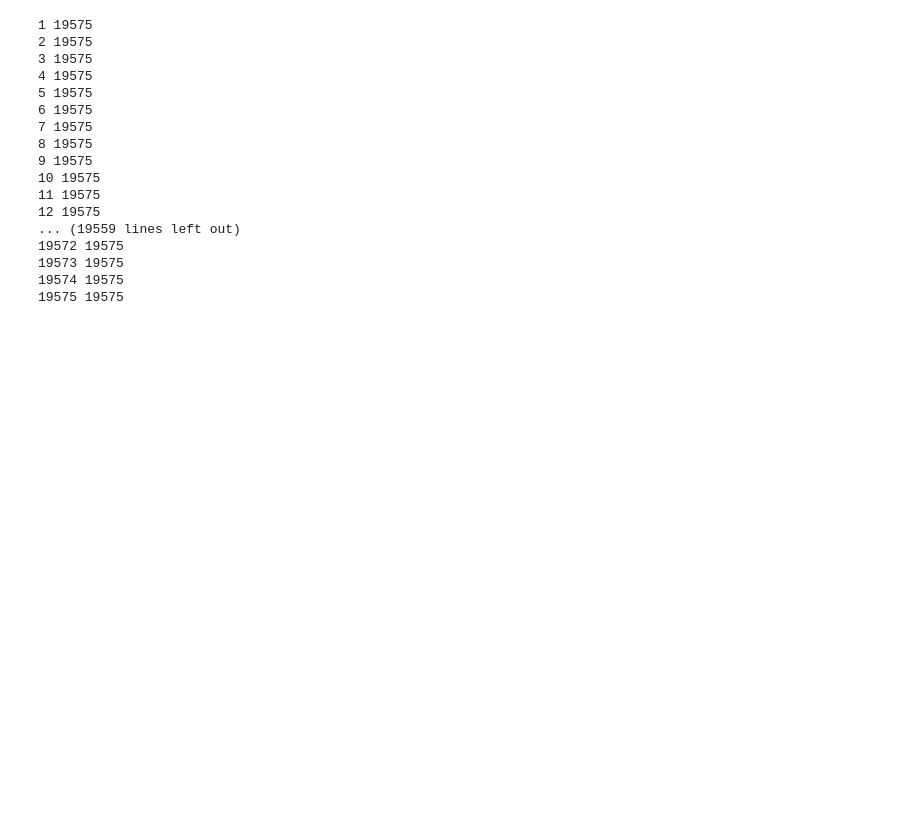
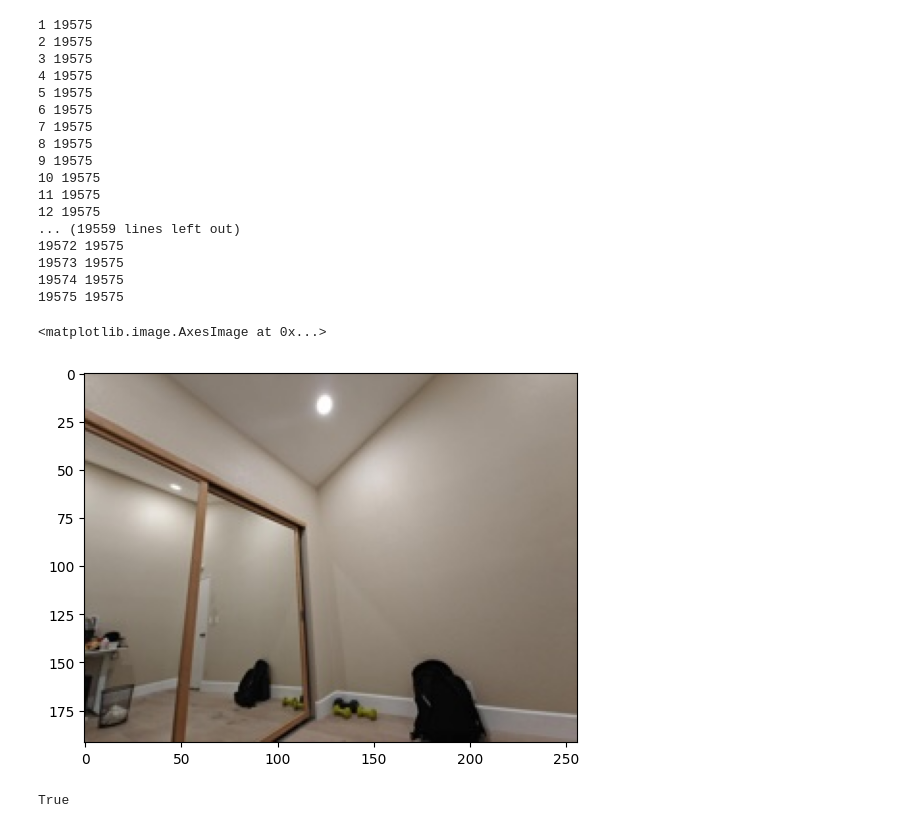
Before and after one commit to YHHHCF/semantic-segmentation-pytorch, a Jupyter notebook: notebooks/DemoSegmenter.ipynb, the cells around one changed output. Saved outputs shown, nothing was run; the diff lists cells and outputs as text; code cells hidden in the pictures; blank space fills up the shorter version.

Commit message:
Run on a phone taken image

```diff
--- a/notebooks/DemoSegmenter.ipynb
+++ b/notebooks/DemoSegmenter.ipynb
@@ -216,3 +216,13 @@ for nm in nms:
 19573 19575
 19574 19575
 19575 19575
+# %%
+import cv2
+import numpy as np
+from matplotlib import pyplot as plt
+
+img = cv2.cvtColor(cv2.imread('../resized.jpg'), cv2.COLOR_BGR2RGB).astype(np.uint8)
+plt.imshow(img)
+# %% [output]
+<matplotlib.image.AxesImage at 0x...>
+[figure, added]
@@ -218,0 +278,5 @@ for nm in nms:
+# %%
+output_path = './semantics.jpg'
+cv2.imwrite(output_path, result)
+# %% [output]
+True
```
Also changed, not shown: parts of 2 cells of this notebook.
